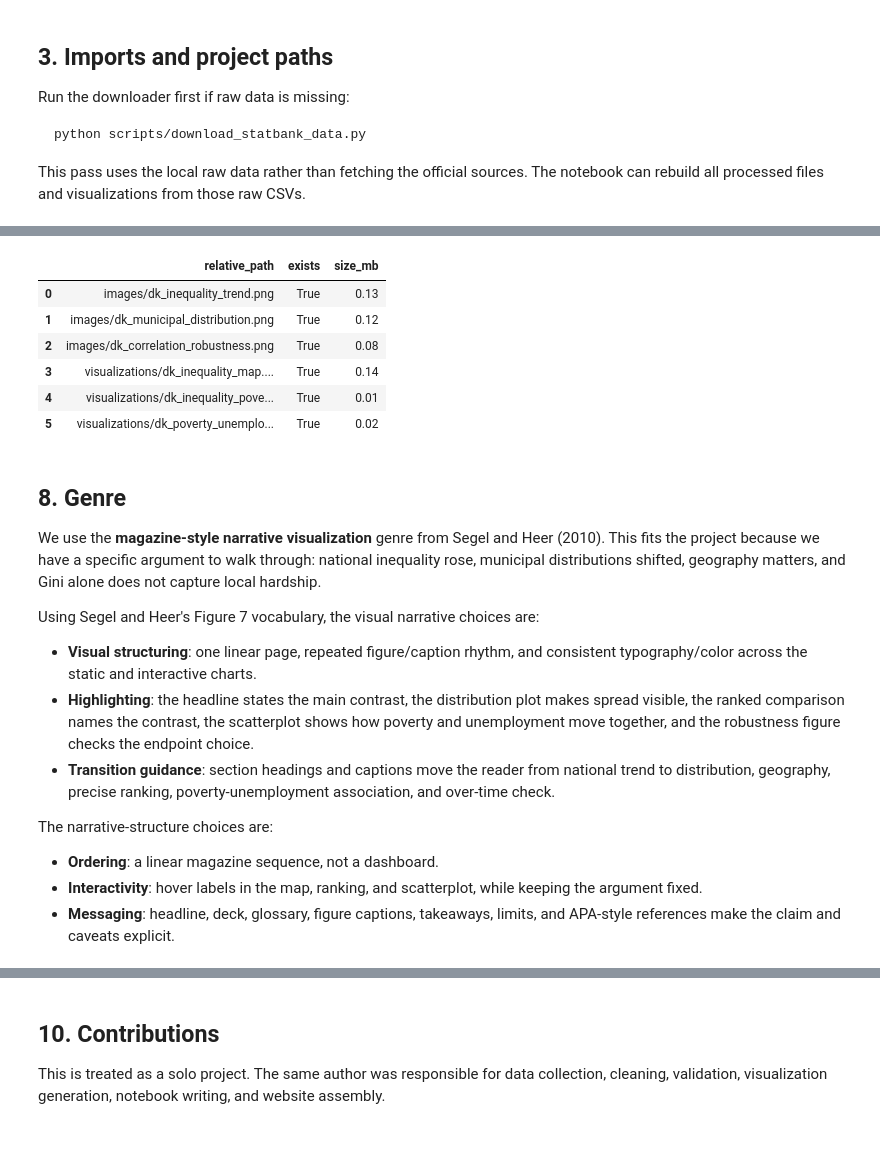
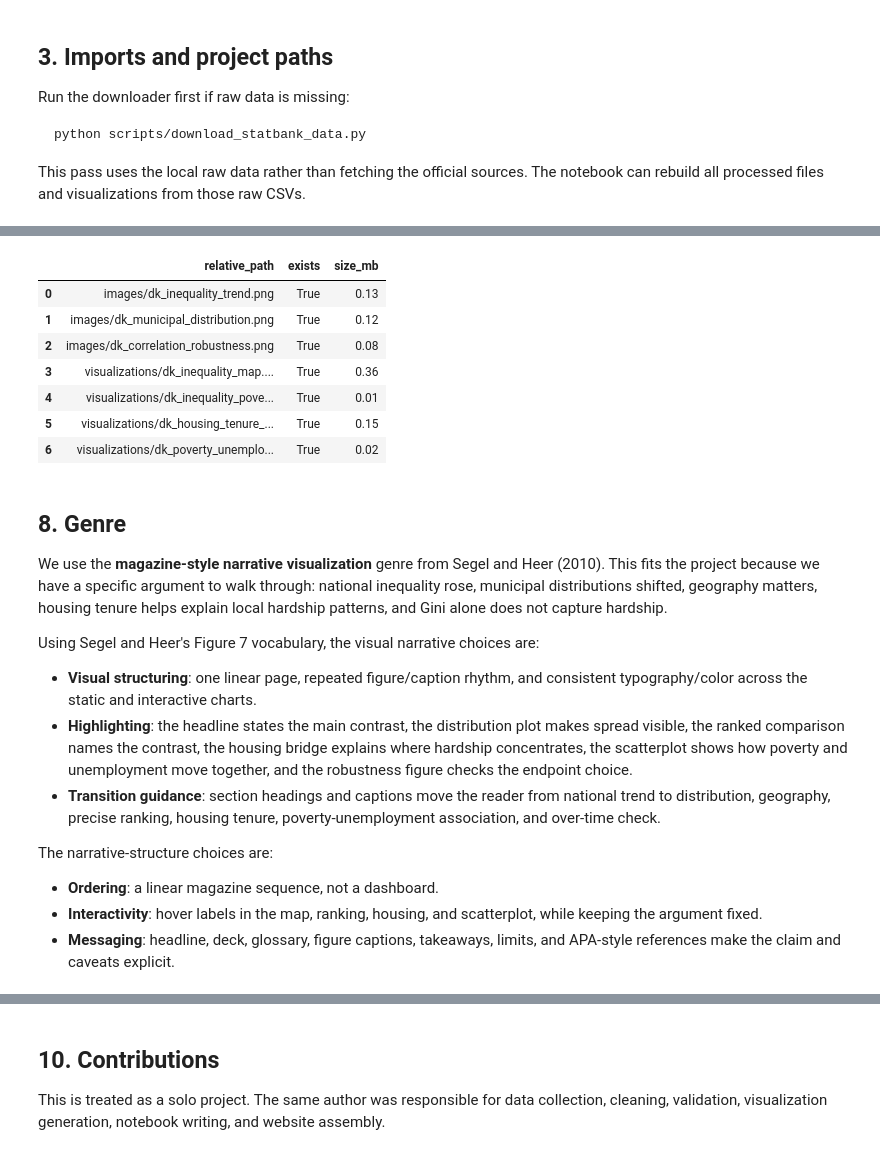
Before and after one commit to oliv2079/SocialProjectBv2, a Jupyter notebook: notebooks/denmark_inequality_project.ipynb, the cells around one changed output, grey strips where cells are left out. Cells and saved outputs as stored; diff of their text form; code cells hidden in the pictures.

```diff
--- a/notebooks/denmark_inequality_project.ipynb
+++ b/notebooks/denmark_inequality_project.ipynb
@@ -400,44 +483,46 @@ display(IFrame(src="../visualizations/dk_poverty_unemployment_scatter.html", wid
 # %%
 display(HTML('<img src="../images/dk_correlation_robustness.png" alt="Over-time R squared robustness chart" style="max-width: 100%; height: auto;">'))
 
 visualization_files = pd.DataFrame({
     "file": [
         IMAGES_DIR / "dk_inequality_trend.png",
         IMAGES_DIR / "dk_municipal_distribution.png",
         IMAGES_DIR / "dk_correlation_robustness.png",
         VIS_DIR / "dk_inequality_map.html",
         VIS_DIR / "dk_inequality_poverty_rank.html",
+        VIS_DIR / "dk_housing_tenure_bridge.html",
         VIS_DIR / "dk_poverty_unemployment_scatter.html",
     ]
 })
 visualization_files["exists"] = visualization_files["file"].map(lambda p: p.exists())
 visualization_files["size_mb"] = visualization_files["file"].map(lambda p: round(p.stat().st_size / 1024 / 1024, 2) if p.exists() else None)
 visualization_files["relative_path"] = visualization_files["file"].map(relative_project_path)
 display(visualization_files[["relative_path", "exists", "size_mb"]])
 # %% [output]
 [interactive output not drawn]
 |  | relative_path | exists | size_mb |
 | 0 | images/dk_inequality_trend.png | True | 0.13 |
 | 1 | images/dk_municipal_distribution.png | True | 0.12 |
 | 2 | images/dk_correlation_robustness.png | True | 0.08 |
-| 3 | visualizations/dk_inequality_map.... | True | 0.14 |
+| 3 | visualizations/dk_inequality_map.... | True | 0.36 |
 | 4 | visualizations/dk_inequality_pove... | True | 0.01 |
-| 5 | visualizations/dk_poverty_unemplo... | True | 0.02 |
+| 5 | visualizations/dk_housing_tenure_... | True | 0.15 |
+| 6 | visualizations/dk_poverty_unemplo... | True | 0.02 |
 # %% [markdown]
 ## 8. Genre
 
-We use the **magazine-style narrative visualization** genre from Segel and Heer (2010). This fits the project because we have a specific argument to walk through: national inequality rose, municipal distributions shifted, geography matters, and Gini alone does not capture local hardship.
+We use the **magazine-style narrative visualization** genre from Segel and Heer (2010). This fits the project because we have a specific argument to walk through: national inequality rose, municipal distributions shifted, geography matters, housing tenure helps explain local hardship patterns, and Gini alone does not capture hardship.
 
 Using Segel and Heer's Figure 7 vocabulary, the visual narrative choices are:
 
 - **Visual structuring**: one linear page, repeated figure/caption rhythm, and consistent typography/color across the static and interactive charts.
-- **Highlighting**: the headline states the main contrast, the distribution plot makes spread visible, the ranked comparison names the contrast, the scatterplot shows how poverty and unemployment move together, and the robustness figure checks the endpoint choice.
-- **Transition guidance**: section headings and captions move the reader from national trend to distribution, geography, precise ranking, poverty-unemployment association, and over-time check.
+- **Highlighting**: the headline states the main contrast, the distribution plot makes spread visible, the ranked comparison names the contrast, the housing bridge explains where hardship concentrates, the scatterplot shows how poverty and unemployment move together, and the robustness figure checks the endpoint choice.
+- **Transition guidance**: section headings and captions move the reader from national trend to distribution, geography, precise ranking, housing tenure, poverty-unemployment association, and over-time check.
 
 The narrative-structure choices are:
 
 - **Ordering**: a linear magazine sequence, not a dashboard.
-- **Interactivity**: hover labels in the map, ranking, and scatterplot, while keeping the argument fixed.
+- **Interactivity**: hover labels in the map, ranking, housing, and scatterplot, while keeping the argument fixed.
 - **Messaging**: headline, deck, glossary, figure captions, takeaways, limits, and APA-style references make the claim and caveats explicit.
 # %% [markdown]
 ## 9. Discussion
```
Also changed, not shown: parts of 15 cells of this notebook, 19 other files.
